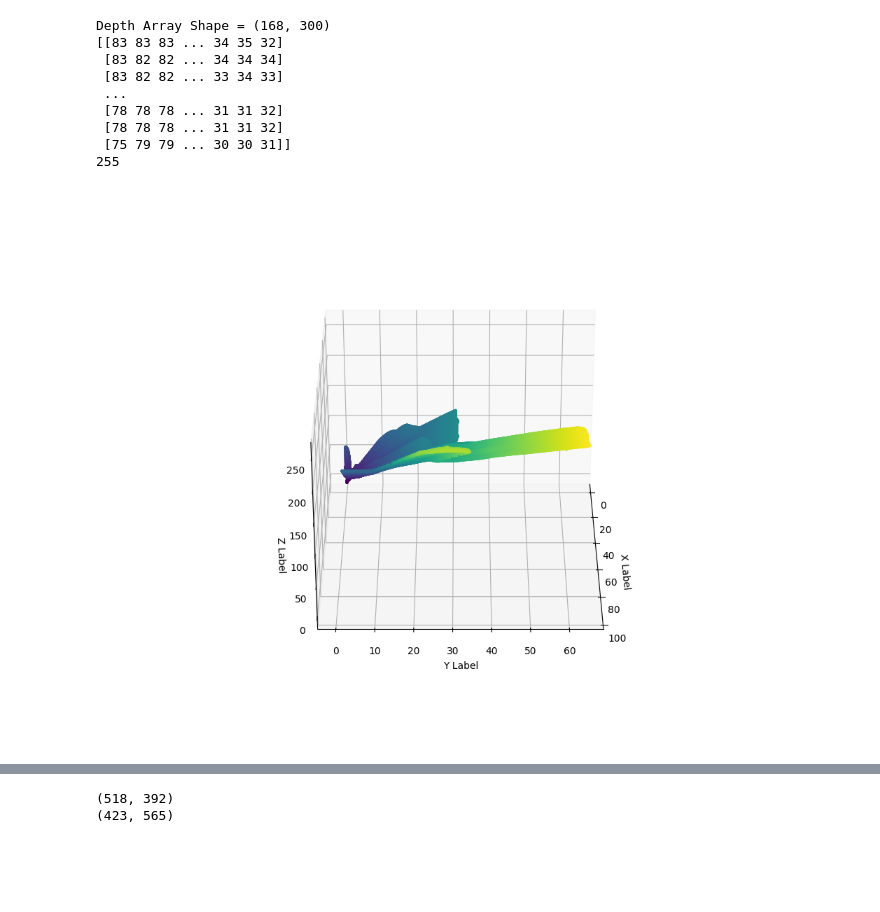
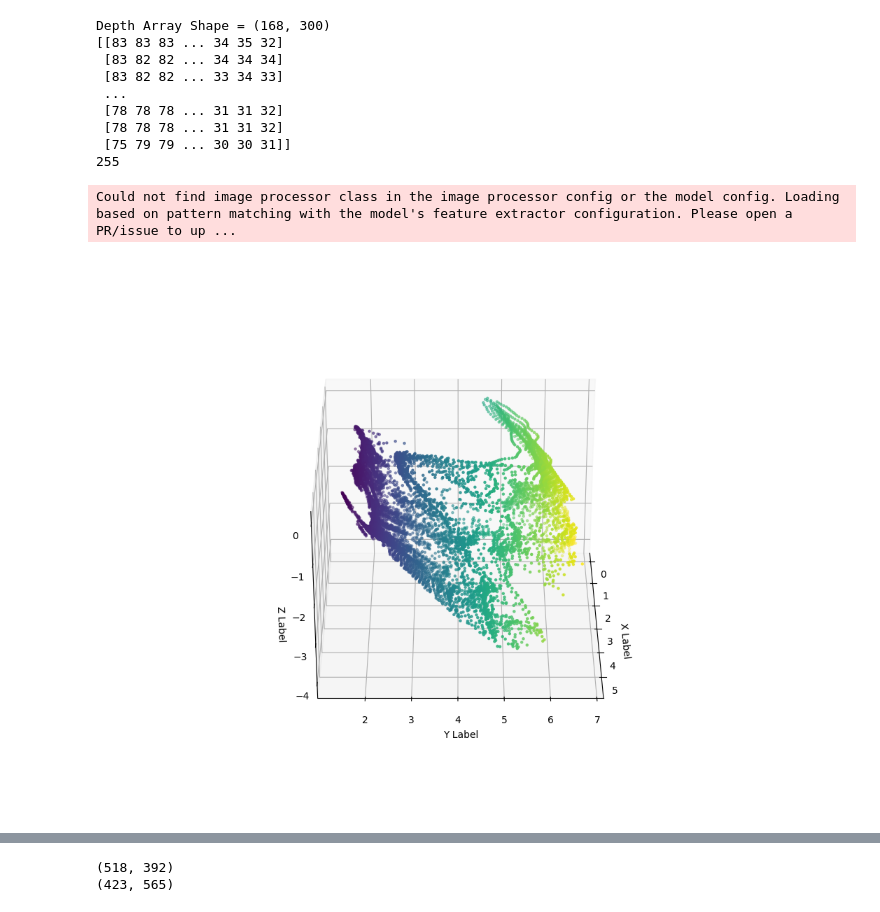
Before and after one commit to mohamedshaik272/Optimal-Path-Navigation, a Jupyter notebook: environment_nav.ipynb, the cells around one changed output, grey strips where cells are left out. Drawn from its saved outputs; the diff is of its cells as text; code cells hidden in the pictures; blank space fills up the shorter version.

Commit message:
Mason Statue op

```diff
--- a/environment_nav.ipynb
+++ b/environment_nav.ipynb
@@ -206,22 +206,22 @@ import numpy as np
 import cv2
 
 # Load the depth estimator model
-# checkpoint = "vinvino02/glpn-nyu"
-checkpoint = "LiheYoung/depth-anything-base-hf"
+checkpoint = "vinvino02/glpn-nyu"
+# checkpoint = "LiheYoung/depth-anything-base-hf"
 depth_estimator = pipeline(task="depth-estimation", model=checkpoint)
-test_path = "images/room2.webp"
+test_path = "images/mason_statue.webp"
 
 # Estimate depth from an image
 output = depth_estimator(test_path)
-depth_map = output["depth"]
+depth_map = output["predicted_depth"][0]
 
 # Convert depth_map to a numpy array
 depth_map = np.array(depth_map, dtype=np.float32)
 
 # Camera parameters for iPhone 15 Pro
-f_x = f_y = 2245  # Estimated focal length in pixels
-c_x = 2016        # Estimated x-coordinate of the optical center
-c_y = 1512        # Estimated y-coordinate of the optical center
+f_x = f_y = 400 # 2245  # Estimated focal length in pixels
+c_x = 0 # 2016        # Estimated x-coordinate of the optical center
+c_y = 0 # 1512        # Estimated y-coordinate of the optical center
 
 # Find the minimum non-zero depth value (closest object)
 min_depth = np.min(depth_map[np.nonzero(depth_map)])
@@ -230,21 +230,24 @@ min_depth = np.min(depth_map[np.nonzero(depth_map)])
 height, width = depth_map.shape
 point_cloud = []
 
-for i in range(height):
-    for j in range(width):
+for i in range(0, height, 5):
+    for j in range(0, width, 5):
         Z = depth_map[i, j]
 
         # Check if the depth value is within a certain range around the minimum depth
         if Z > 0 and abs(Z - min_depth) < 0.2:
-            X = (j - c_x) * Z / f_x
-            Y = (i - c_y) * Z / f_y
-            point_cloud.append([X, Y, Z])
+            pass
+        X = (j - c_x) * Z / f_x
+        Y = (i - c_y) * Z / f_y
+        point_cloud.append([X, Z, -Y])
 
 # Convert to a NumPy array
 point_cloud = np.array(point_cloud)
 
 # Save the point cloud
 np.savetxt('point_cloud.xyz', point_cloud)
+# %% [output]
+Could not find image processor class in the image processor config or the model config. Loading based on pattern matching with the model's feature extractor configuration. Please open a PR/issue to up ...
 # %%
 import numpy as np
 import matplotlib.pyplot as plt
@@ -252,35 +255,35 @@ from mpl_toolkits.mplot3d import Axes3D
 %matplotlib widget
 
 # Load point cloud data
 point_cloud = np.loadtxt('point_cloud.xyz')
 
 # Reshape the array to have two dimensions
 point_cloud = point_cloud.reshape(-1, 3)
 
 # Extracting individual components
 x = point_cloud[:, 0]
 y = point_cloud[:, 1]
 z = point_cloud[:, 2]
 
 # Function to update the plot
 def update_plot(colormap='viridis', point_size=5, azimuth=0, elevation=30):
     fig = plt.figure(figsize=(10, 8))
     ax = fig.add_subplot(111, projection='3d')
-    scatter = ax.scatter(x, y, z, c=z, cmap=colormap, marker='o', s=point_size)
+    scatter = ax.scatter(x, y, z, c=y, cmap=colormap, marker='o', s=point_size)
     ax.set_xlabel('X Label')
     ax.set_ylabel('Y Label')
     ax.set_zlabel('Z Label')
     ax.view_init(elev=elevation, azim=azimuth)
     plt.show()
 
 colormap = 'viridis'
 point_size = 5
 azimuth = 0
 elevation = 30
 
 update_plot(colormap, point_size, azimuth, elevation)
 # %% [output]
-[figure, old version]
+[figure, new version]
 # %%
 output["depth"]
 # %% [output]
```
Also changed, not shown: parts of 2 cells of this notebook, 1 other file.
